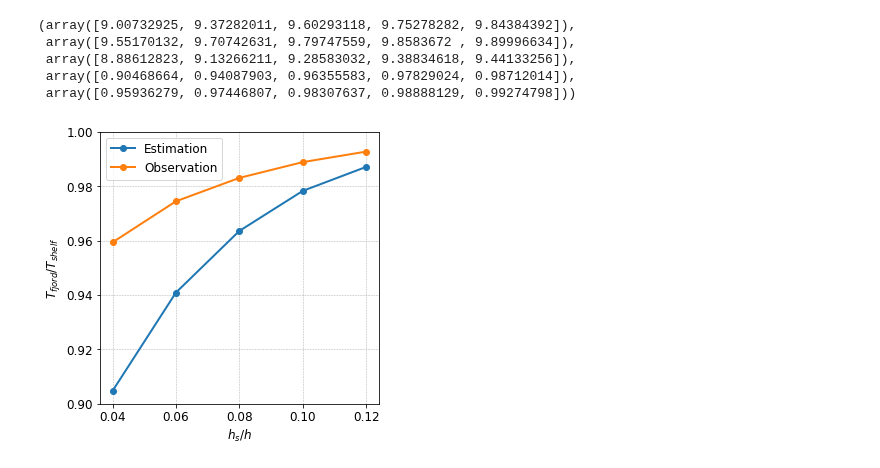
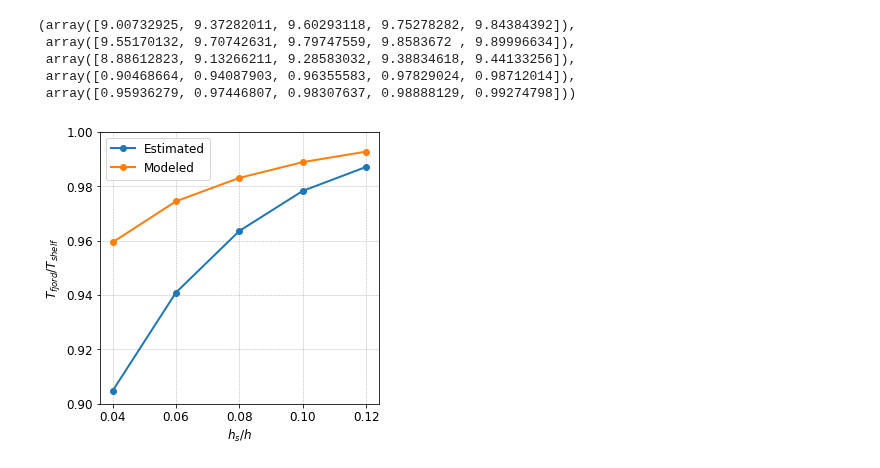
Before and after one commit to weiyangbao/Jupyter-Iceplume, a Jupyter notebook: TEF/reflux_temp.ipynb, the cells around one changed output. Drawn from its saved outputs; the diff is of its cells as text; code cells hidden in the pictures.

Commit message:
Minor change for new plot

```diff
--- a/TEF/reflux_temp.ipynb
+++ b/TEF/reflux_temp.ipynb
@@ -381,24 +381,24 @@ Tse2, Ts2, Tf2
 # %%
 hsr = [0.04, 0.06, 0.08, 0.10, 0.12]
 #fig1, (ax1, ax2) = plt.subplots(1,2, figsize=(10,5))
 fig2, ax2 = plt.subplots(figsize=(5,5))
 plt.grid(linestyle = '--', linewidth = 0.5)
 
 #plt.axis('square')
 plt.xticks(fontsize=12)
 plt.yticks(fontsize=12)
 plt.xlabel(r'$h_s/h$', size=12)
 plt.ylabel(r'$T_{fjord}/T_{shelf}$',size=12)
 
-ax2.plot(hsr, Tr_est, 'o-', lw=2,label=r'Estimation')
-ax2.plot(hsr, Tr_obs, 'o-', lw=2, label=r'Observation')
+ax2.plot(hsr, Tr_est, 'o-', lw=2,label=r'Estimated')
+ax2.plot(hsr, Tr_obs, 'o-', lw=2, label=r'Modeled')
 ax2.legend(loc='best', fontsize=12)
 ax2.set_ylim([0.9, 1])
 
 ax2.set_xticks([0.04, 0.06, 0.08, 0.10, 0.12])
 plt.show()
 # %% [output]
-[figure, old version]
+[figure, new version]
 # %%
 Tse1, Ts1, Tse2, Ts2, Ts_in2
 #alp00, alp11
```
Also changed, not shown: parts of 2 cells of this notebook, 1 other file.
